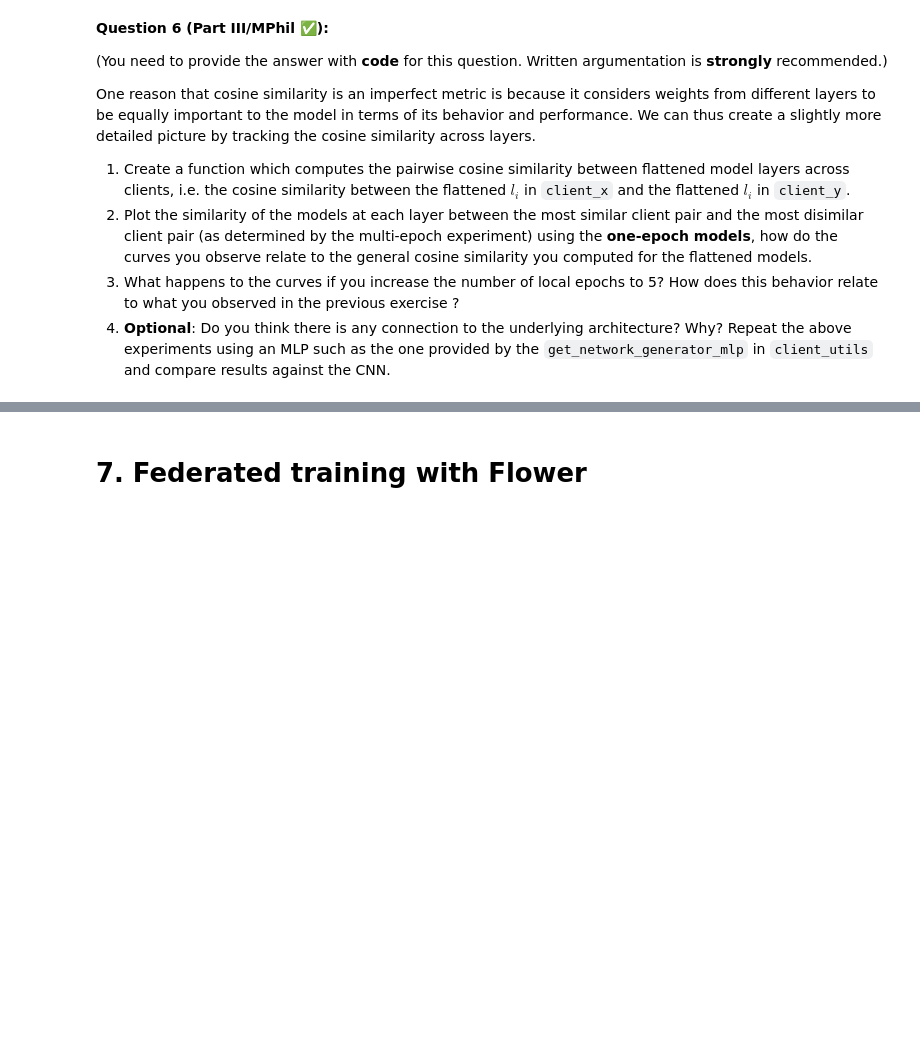
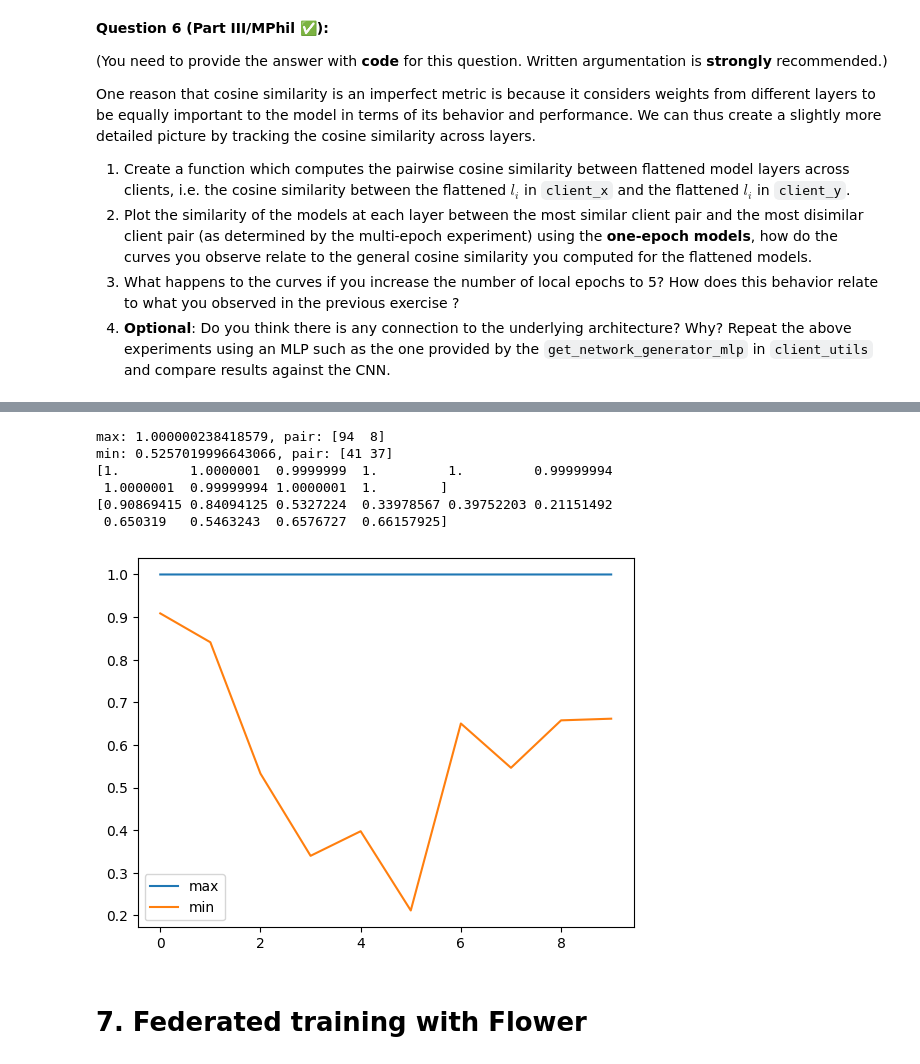
Before and after one commit to satnavpt/L361-Federated-Learning, a Jupyter notebook: labs/L361_Lab_1_From_Centralised_To_Federated_Part_2.ipynb, the cells around one changed output, grey strips where cells are left out. Cells and saved outputs as stored; diff of their text form; code cells hidden in the pictures; blank space fills up the shorter version.

```diff
--- a/labs/L361_Lab_1_From_Centralised_To_Federated_Part_2.ipynb
+++ b/labs/L361_Lab_1_From_Centralised_To_Federated_Part_2.ipynb
@@ -677,3 +740,24 @@ plot_sim_layers(sims)
+# %%
+f = "100_clients_5_epochs_params.npy"
+
+max_pair = (get_max_client_pair_from_file(f))
+max_pair_params = get_pair_params(f, max_pair)
+min_pair = (get_min_client_pair_from_file(f))
+min_pair_params = get_pair_params(f, min_pair)
+
+sims_max = cos_sim_layer(max_pair_params[0], max_pair_params[1])
+sims_min = cos_sim_layer(min_pair_params[0], min_pair_params[1])
+print(sims_max)
+print(sims_min)
+plot_sim_layers([sims_max, sims_min], labels=["max", "min"])
+# %% [output]
+max: 1.000000238418579, pair: [94  8]
+min: 0.5257019996643066, pair: [41 37]
+[1.         1.0000001  0.9999999  1.         1.         0.99999994
+ 1.0000001  0.99999994 1.0000001  1.        ]
+[0.90869415 0.84094125 0.5327224  0.33978567 0.39752203 0.21151492
+ 0.650319   0.5463243  0.6576727  0.66157925]
+[figure, added]
 # %% [markdown]
 # 7. Federated training with Flower
 # %% [markdown]
```
Also changed, not shown: parts of 50 cells of this notebook.
